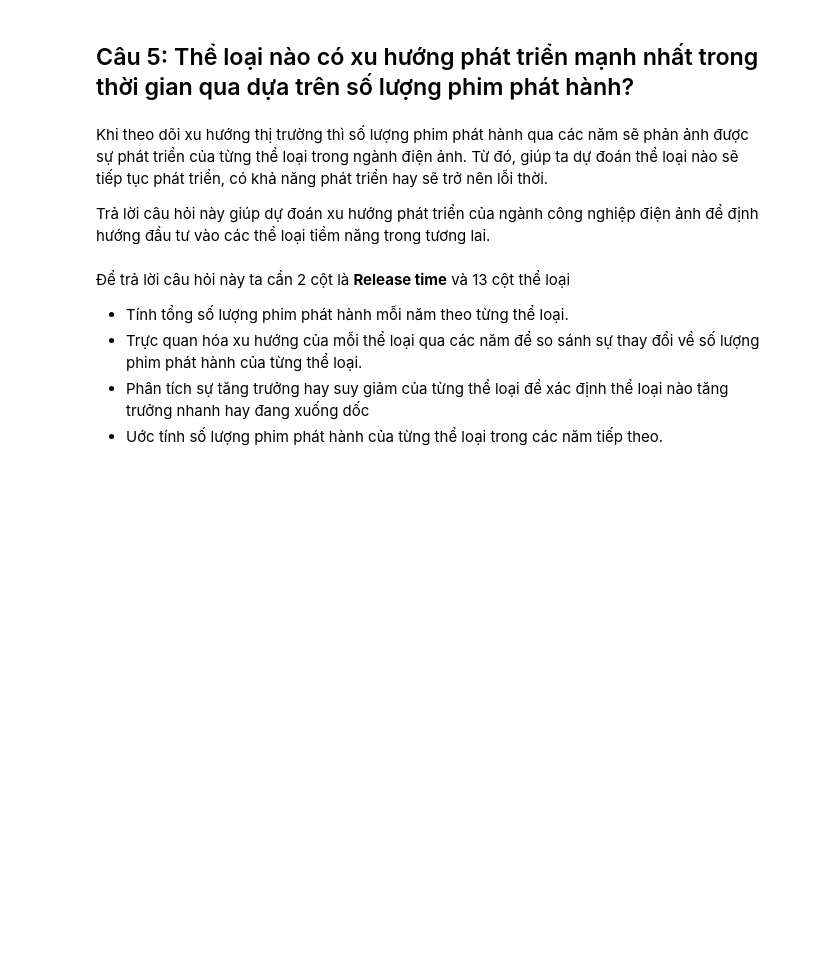
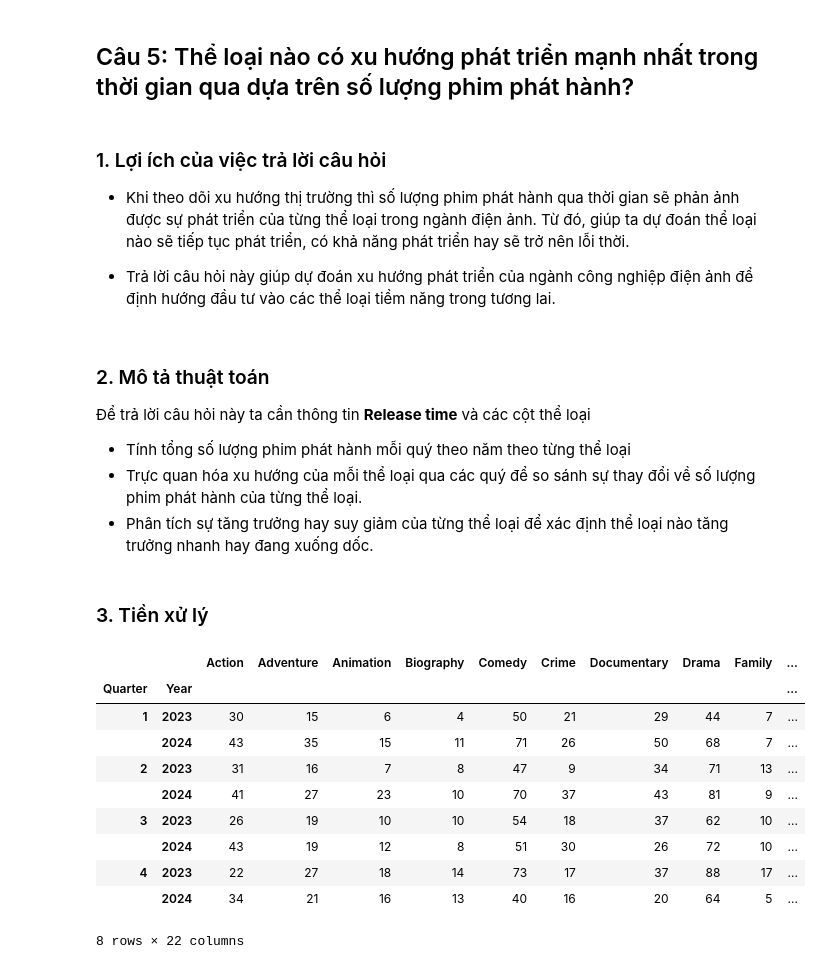
Before and after one commit to alpaca3000/IntroToDS, a Jupyter notebook: Source_codes/AnsweringQuestion.ipynb, the cells around one changed output. Saved outputs shown, nothing was run; the diff lists cells and outputs as text; code cells hidden in the pictures; blank space fills up the shorter version.

```diff
--- a/Source_codes/AnsweringQuestion.ipynb
+++ b/Source_codes/AnsweringQuestion.ipynb
@@ -282,15 +284,15 @@ age_rating_stats
 #        'Romance', 'Sci-Fi', 'Short', 'Sport', 'Thriller', 'War', 'Western']
 
 # Tính tổng số phim cho mỗi thể loại theo từng nhóm tuổi
-grouped_data = df.groupby("Age rating")[genre_columns].sum()
+grouped_data = data.groupby("Age rating")[genre_columns].sum()
 grouped_data
 
 # Tính IMDb Votes cho từng thể loại
 for genre in genre_columns:
-    df[genre + "_votes"] = df[genre] * df["IMDb Votes"]
+    data[genre + "_votes"] = data[genre] * data["IMDb Votes"]
 
 # Tính tổng IMDb Votes của từng thể loại theo nhóm tuổi
-grouped_votes = df.groupby("Age rating")[[col + "_votes" for col in genre_columns]].sum()
+grouped_votes = data.groupby("Age rating")[[col + "_votes" for col in genre_columns]].sum()
 
 # Đổi tên cột cho dễ đọc
 grouped_votes.columns = genre_columns
@@ -487,12 +489,17 @@ Phim hài, hành động hoặc gia đình thường được tối ưu hóa tro
 # %% [markdown]
 ## Câu 5: Thể loại nào có xu hướng phát triển mạnh nhất trong thời gian qua dựa trên số lượng phim phát hành?
 # %% [markdown]
-Khi theo dõi xu hướng thị trường thì số lượng phim phát hành qua các năm sẽ phản ảnh được sự phát triển của từng thể loại trong ngành điện ảnh. Từ đó, giúp ta dự đoán thể loại nào sẽ tiếp tục phát triển, có khả năng phát triển hay sẽ trở nên lỗi thời.
+### 1. Lợi ích của việc trả lời câu hỏi
 
-Trả lời câu hỏi này giúp dự đoán xu hướng phát triển của ngành công nghiệp điện ảnh để định hướng đầu tư vào các thể loại tiềm năng trong tương lai.
+- Khi theo dõi xu hướng thị trường thì số lượng phim phát hành qua thời gian sẽ phản ảnh được sự phát triển của từng thể loại trong ngành điện ảnh. Từ đó, giúp ta dự đoán thể loại nào sẽ tiếp tục phát triển, có khả năng phát triển hay sẽ trở nên lỗi thời.
+
+- Trả lời câu hỏi này giúp dự đoán xu hướng phát triển của ngành công nghiệp điện ảnh để định hướng đầu tư vào các thể loại tiềm năng trong tương lai.
 # %% [markdown]
-Để trả lời câu hỏi này ta cần 2 cột là **Release time** và 13 cột thể loại
-- Tính tổng số lượng phim phát hành mỗi năm theo từng thể loại.
-- Trực quan hóa xu hướng của mỗi thể loại qua các năm để so sánh sự thay đổi về số lượng phim phát hành của từng thể loại.
-- Phân tích sự tăng trưởng hay suy giảm của từng thể loại để xác định thể loại nào tăng trưởng nhanh hay đang xuống dốc
-- Uớc tính số lượng phim phát hành của từng thể loại trong các năm tiếp theo.
+### 2. Mô tả thuật toán
+
+Để trả lời câu hỏi này ta cần thông tin **Release time** và các cột thể loại
+- Tính tổng số lượng phim phát hành mỗi quý theo năm theo từng thể loại
+- Trực quan hóa xu hướng của mỗi thể loại qua các quý để so sánh sự thay đổi về số lượng phim phát hành của từng thể loại.
+- Phân tích sự tăng trưởng hay suy giảm của từng thể loại để xác định thể loại nào tăng trưởng nhanh hay đang xuống dốc.
+# %% [markdown]
+### 3. Tiền xử lý
@@ -498,0 +527,15 @@ Trả lời câu hỏi này giúp dự đoán xu hướng phát triển của ng
+# %%
+grouped_data = data.groupby(["Quarter","Year"]).sum()
+grouped_data
+# %% [output]
+|  |  | Action | Adventure | Animation | Biography | Comedy | Crime | Documentary | Drama | Family | ... |
+| Quarter | Year |  |  |  |  |  |  |  |  |  | ... |
+| 1 | 2023 | 30 | 15 | 6 | 4 | 50 | 21 | 29 | 44 | 7 | ... |
+|  | 2024 | 43 | 35 | 15 | 11 | 71 | 26 | 50 | 68 | 7 | ... |
+| 2 | 2023 | 31 | 16 | 7 | 8 | 47 | 9 | 34 | 71 | 13 | ... |
+|  | 2024 | 41 | 27 | 23 | 10 | 70 | 37 | 43 | 81 | 9 | ... |
+| 3 | 2023 | 26 | 19 | 10 | 10 | 54 | 18 | 37 | 62 | 10 | ... |
+|  | 2024 | 43 | 19 | 12 | 8 | 51 | 30 | 26 | 72 | 10 | ... |
+| 4 | 2023 | 22 | 27 | 18 | 14 | 73 | 17 | 37 | 88 | 17 | ... |
+|  | 2024 | 34 | 21 | 16 | 13 | 40 | 16 | 20 | 64 | 5 | ... |
+8 rows × 22 columns
```
Also changed, not shown: parts of 9 cells of this notebook.
